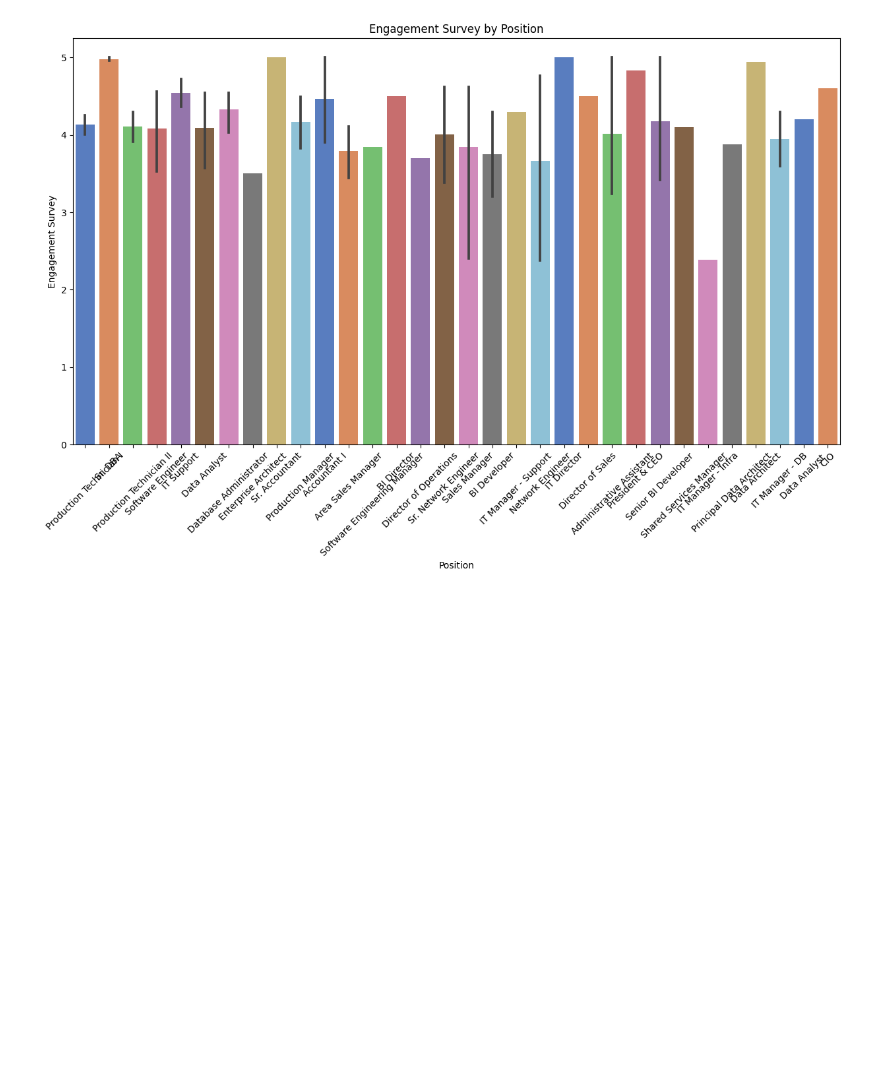
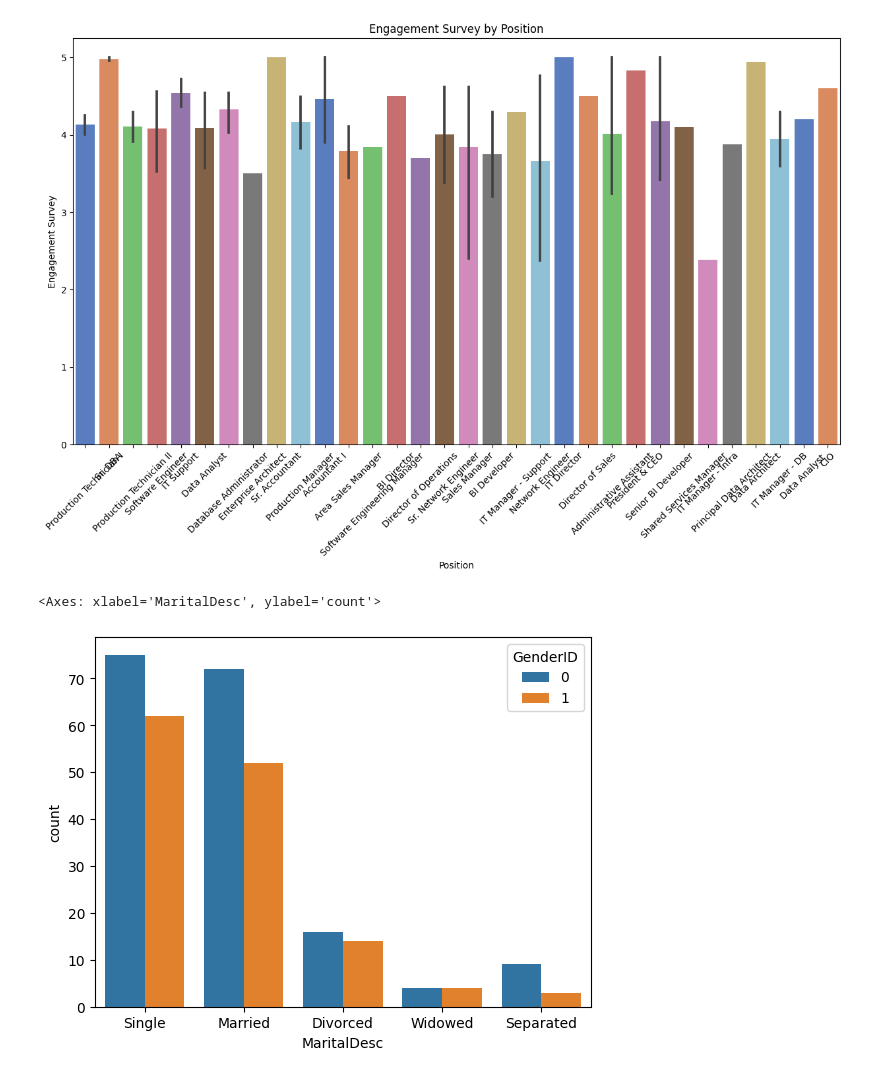
Before and after one commit to azaz9026/EDA, a Jupyter notebook: HR Dataset/EDA_on_HRDataset.ipynb, the cells around one changed output. Drawn from its saved outputs; the diff is of its cells as text; code cells hidden in the pictures; blank space fills up the shorter version.

```diff
--- a/HR Dataset/EDA_on_HRDataset.ipynb
+++ b/HR Dataset/EDA_on_HRDataset.ipynb
@@ -678,3 +678,9 @@ plt.xticks(rotation = 45)
 plt.show()
 # %% [output]
 [figure]
+# %%
+# mariital status by gender
+sns.countplot(x='MaritalDesc', hue='GenderID', data=df)
+# %% [output]
+<Axes: xlabel='MaritalDesc', ylabel='count'>
+[figure, added]
```
Also changed, not shown: parts of 14 cells of this notebook.
